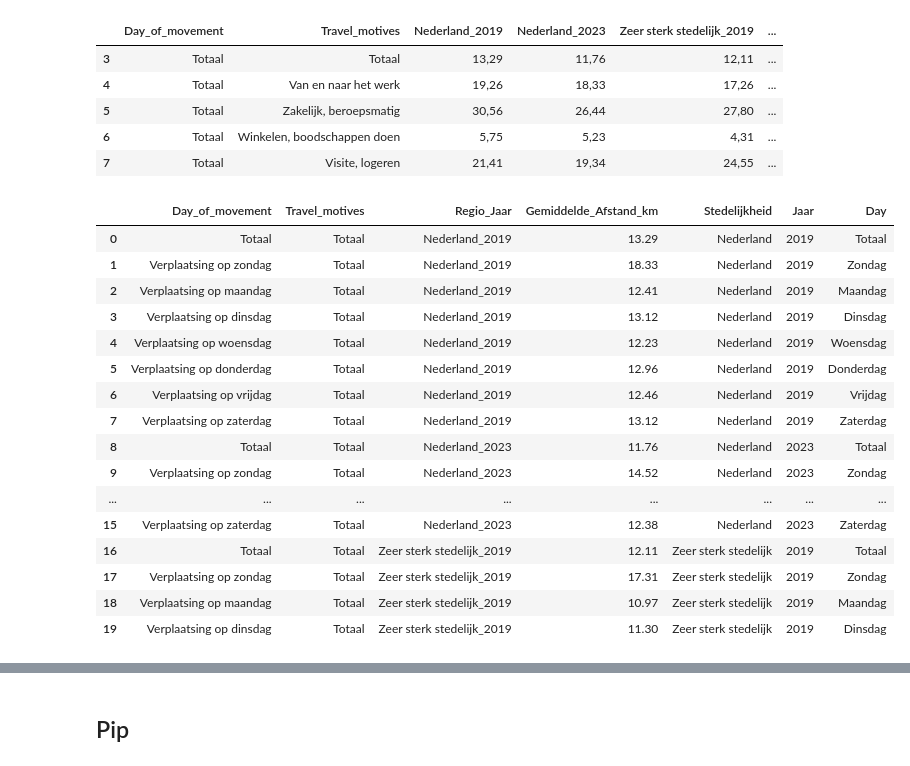
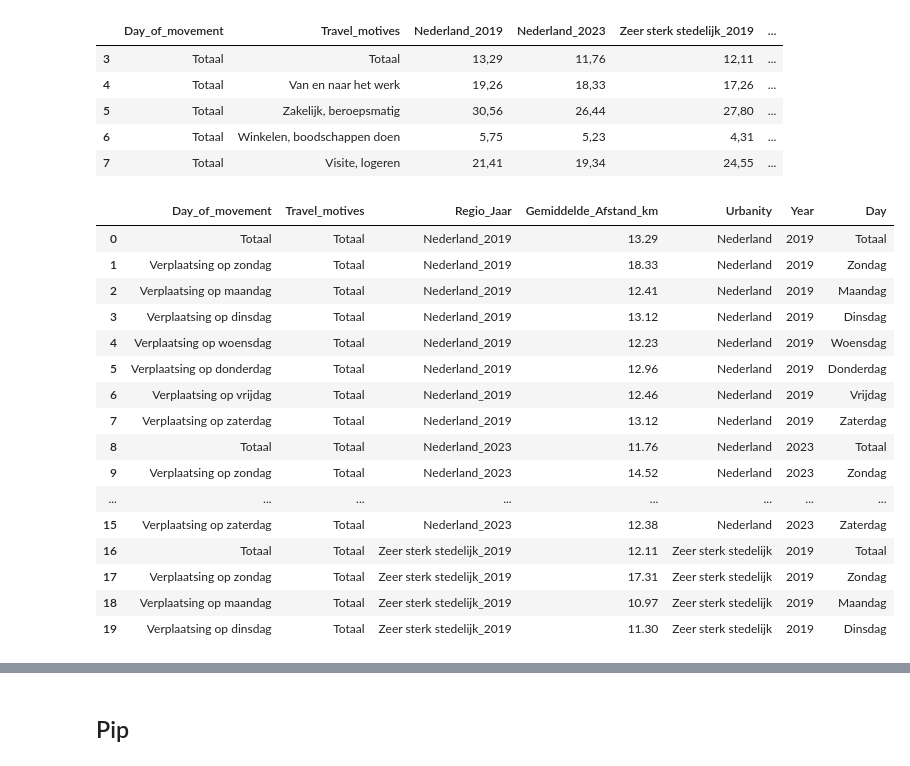
Before and after one commit to wendyqxc/Group8, a Jupyter notebook: Code_per_person.ipynb, the cells around one changed output, grey strips where cells are left out. Cells and saved outputs as stored; diff of their text form; code cells hidden in the pictures.

```diff
--- a/Code_per_person.ipynb
+++ b/Code_per_person.ipynb
@@ -91,35 +93,35 @@ col_melt = [col for col in df2.columns if '0' in col] #making a selection of all
 
 df3 = df2[ #creating a new dataframe which should contain...
     (df2['Travel_motives'] == 'Totaal') & #total travel motives instead of all seperate motives (work, school etc.)
     (df2['Day_of_movement'].str.contains('Verplaatsing op|Totaal'))].copy() #and the day of movement should be specified
 
 #melting df3 to long format
 df_long = pd.melt(
     df3,
     id_vars=['Day_of_movement', 'Travel_motives'], #the columns we want to keep as they are
     value_vars=col_melt, #the columns we want to melt (so all the columns that contain data)
     var_name='Regio_Jaar', #name of the new column containing the specification
     value_name='Gemiddelde_Afstand_km' #name of new column containing the data per specification
 )
 
 #spliting the regio_jaar column
-df_long[['Stedelijkheid', 'Jaar']] = df_long['Regio_Jaar'].str.split('_', expand=True)
+df_long[['Urbanity', 'Year']] = df_long['Regio_Jaar'].str.split('_', expand=True)
 #adding an extra column 'Day' in which the day names are expressed shorter (which is better for visualisation later on)
 df_long['Day'] = df_long['Day_of_movement'].str.replace('Verplaatsing op ', '', regex=False).str.capitalize()
 
 #converting all ',' to '.' so graphing is possible later on
 df_long['Gemiddelde_Afstand_km'] = (
     df_long['Gemiddelde_Afstand_km']
       .astype(str)                   #making a string of the data so that we are able to perform string operations on it (such as replace ',' by '.')
       .str.replace('\u00A0', '')     #delete non-breaking space
       .str.replace(',', '.', regex=False)) #replace ',' with '.' so python sees the data as floats
 
 #convert all data to numeric so python sees the data as actual numbers and can make a graph with it later on
 df_long['Gemiddelde_Afstand_km'] = pd.to_numeric(df_long['Gemiddelde_Afstand_km'], errors='coerce')
 
 df_long.head(20)
 # %% [output]
-|  | Day_of_movement | Travel_motives | Regio_Jaar | Gemiddelde_Afstand_km | Stedelijkheid | Jaar | Day |
+|  | Day_of_movement | Travel_motives | Regio_Jaar | Gemiddelde_Afstand_km | Urbanity | Year | Day |
 | 0 | Totaal | Totaal | Nederland_2019 | 13.29 | Nederland | 2019 | Totaal |
 | 1 | Verplaatsing op zondag | Totaal | Nederland_2019 | 18.33 | Nederland | 2019 | Zondag |
 | 2 | Verplaatsing op maandag | Totaal | Nederland_2019 | 12.41 | Nederland | 2019 | Maandag |
```
Also changed, not shown: parts of 5 cells of this notebook.
